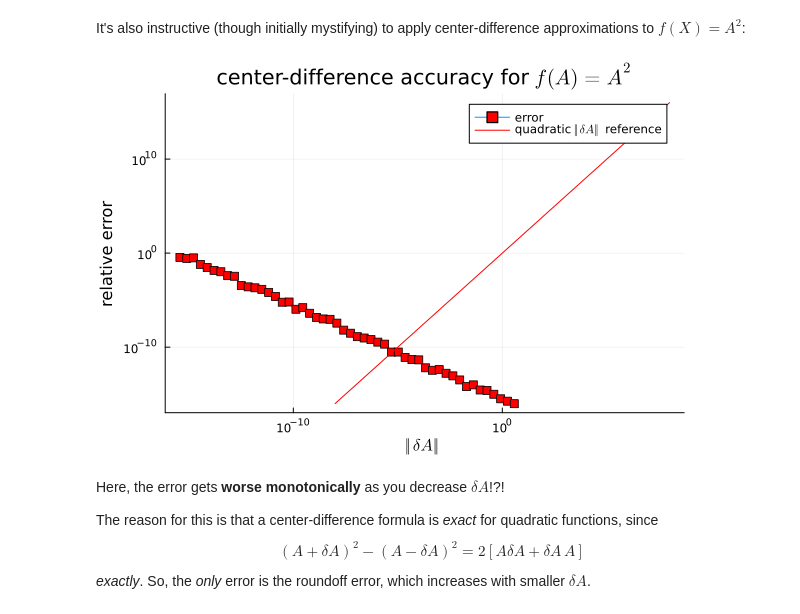
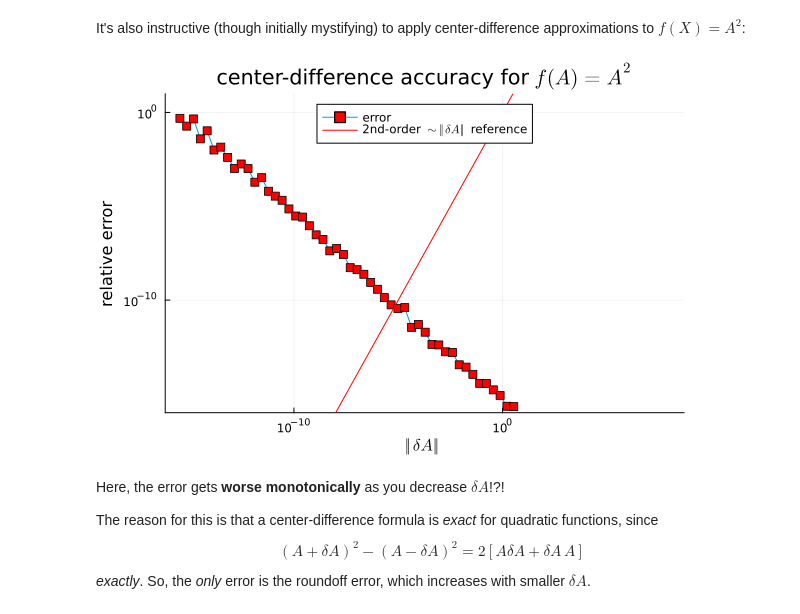
Before and after one commit to mitmath/matrixcalc, a Jupyter notebook: notes/Finite difference checks.ipynb, the cells around one changed output. Drawn from its saved outputs; the diff is of its cells as text; code cells hidden in the pictures.

```diff
--- a/notes/Finite difference checks.ipynb
+++ b/notes/Finite difference checks.ipynb
@@ -390,12 +391,12 @@ It's also instructive (though initially mystifying) to apply center-difference a
 # %%
 s = 10 .^ range(-8,8,50)
 errors = [relative_error(f(A+s*dA)-f(A-s*dA), exact*2s) for s in s]
 plot(s * norm(dA), errors, xaxis=:log, yaxis=:log, markershape=:square, markercolor=:red,
      title = L"center-difference accuracy for $f(A)=A^2$", xlabel=L"\Vert \delta A\Vert", ylabel="relative error",
-     label = "error", fmt=:png)
-plot!(s, s.^2, linecolor=:red, label=L"quadratic $\Vert \delta A\Vert$ reference")
+     label = "error", fmt=:png, legend=:top, ylim=[10^-16, 10])
+plot!(s, s.^2, linecolor=:red, label=L"2nd-order $\sim\Vert \delta A\Vert$ reference")
 # %% [output]
-[figure, old version]
+[figure, new version]
 # %% [markdown]
 Here, the error gets **worse monotonically** as you decrease $\delta A$!?!
 
```
Also changed, not shown: parts of 16 cells of this notebook.
